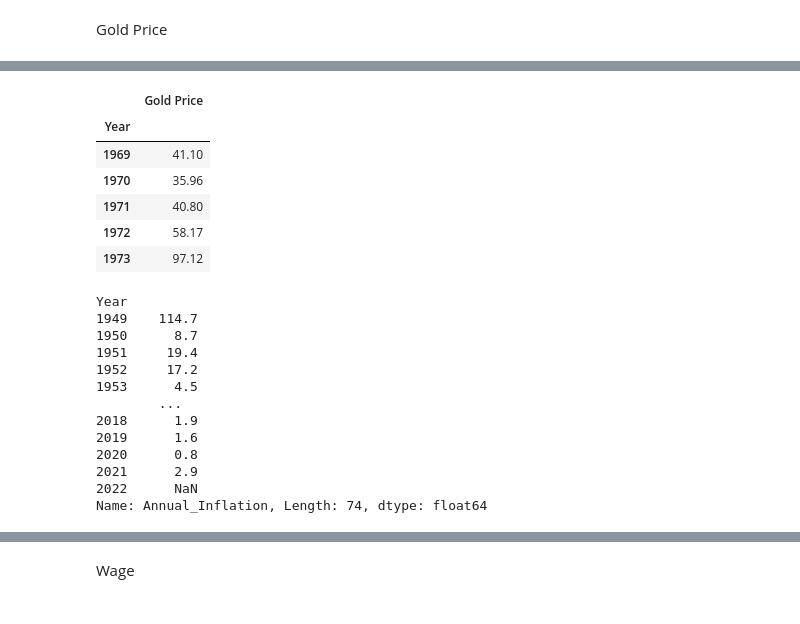
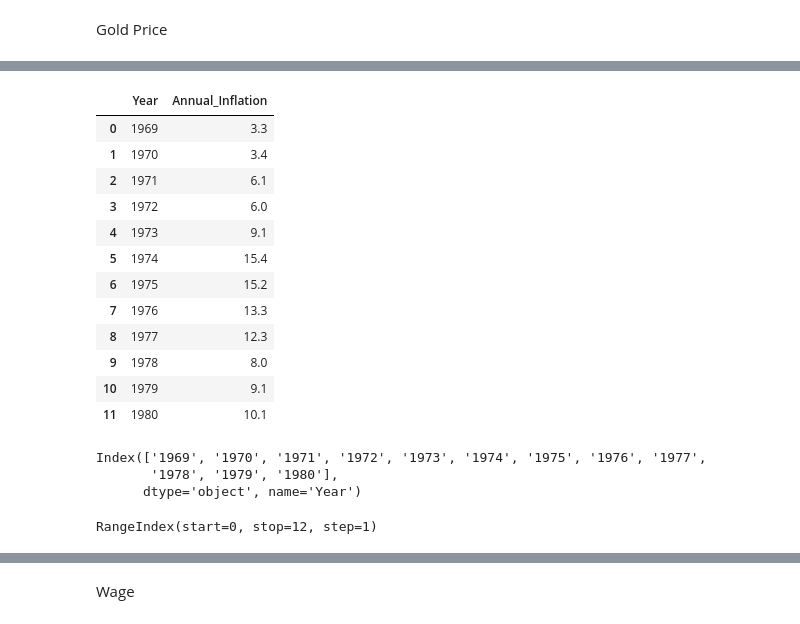
Before and after one commit to malrepos/FirstGroup, a Jupyter notebook: presentation_draft.ipynb, the cells around one changed output, grey strips where cells are left out. Cells and saved outputs as stored; diff of their text form; code cells hidden in the pictures.

```diff
--- a/presentation_draft.ipynb
+++ b/presentation_draft.ipynb
@@ -817,0 +503,7 @@ ann_inf = inflation_df["Annual_Inflation"]
+# %%
+ann_inf = inflation_df["Annual_Inflation"].sort_index(ascending=True)
+ann_inf = pd.DataFrame(ann_inf)
+ann_inf = ann_inf[20:32]
+
+ann_inf = ann_inf.reset_index()
+ann_inf.head()
@@ -818,29 +517,31 @@ ann_inf = inflation_df["Annual_Inflation"]
+# %%
+ann_inf
+# %% [output]
+|  | Year | Annual_Inflation |
+| 0 | 1969 | 3.3 |
+| 1 | 1970 | 3.4 |
+| 2 | 1971 | 6.1 |
+| 3 | 1972 | 6.0 |
+| 4 | 1973 | 9.1 |
+| 5 | 1974 | 15.4 |
+| 6 | 1975 | 15.2 |
+| 7 | 1976 | 13.3 |
+| 8 | 1977 | 12.3 |
+| 9 | 1978 | 8.0 |
+| 10 | 1979 | 9.1 |
+| 11 | 1980 | 10.1 |
 # %%
 gold_df = gold.set_index(["Year"])
-gold_df.head(5)
-# %% [output]
-|  | Gold Price |
-| Year |  |
-| 1969 | 41.10 |
-| 1970 | 35.96 |
-| 1971 | 40.80 |
-| 1972 | 58.17 |
-| 1973 | 97.12 |
-# %%
-ann_inf = ann_inf.sort_index(ascending=True)
-# %% [output]
-Year
-1949    114.7
-1950      8.7
-1951     19.4
-1952     17.2
-1953      4.5
-        ...
-2018      1.9
-2019      1.6
-2020      0.8
-2021      2.9
-2022      NaN
-Name: Annual_Inflation, Length: 74, dtype: float64
+# %%
+gold_df = gold_df[0:12]
+# %% [output]
+Index(['1969', '1970', '1971', '1972', '1973', '1974', '1975', '1976', '1977',
+       '1978', '1979', '1980'],
+      dtype='object', name='Year')
+# %%
+gold_df = gold_df.reset_index()
+gold_df.index
+# %% [output]
+RangeIndex(start=0, stop=12, step=1)
 # %%
 gold_vs_inflation = pd.concat([ann_inf, gold_df], axis=1)
```
Also changed, not shown: parts of 71 cells of this notebook.
